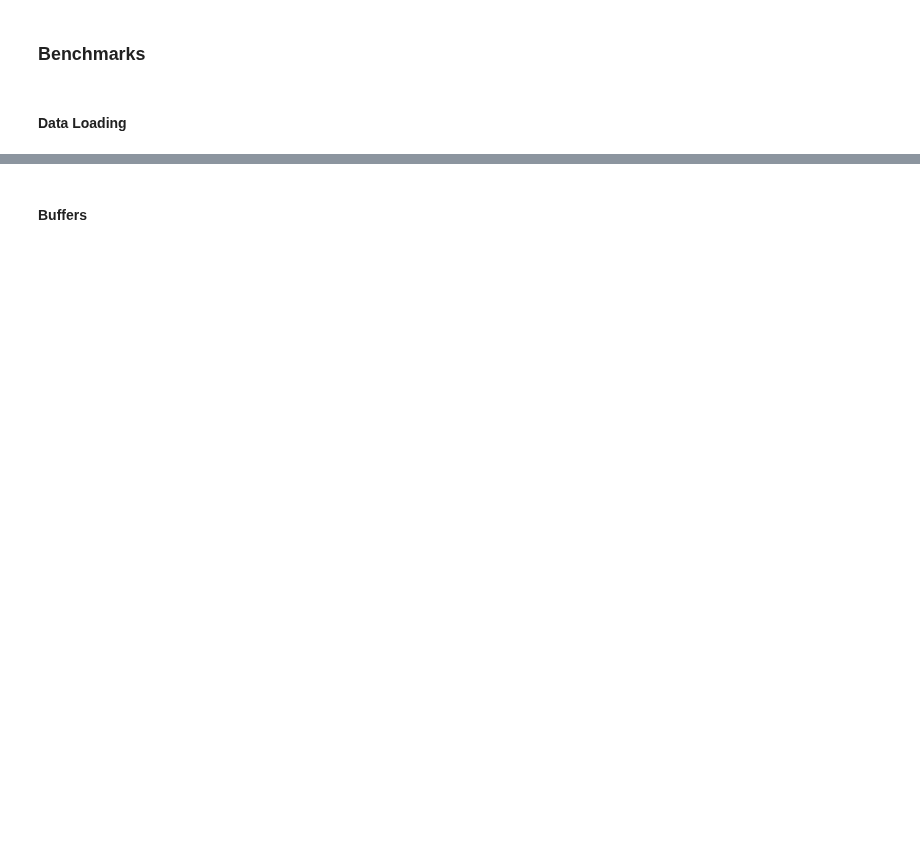
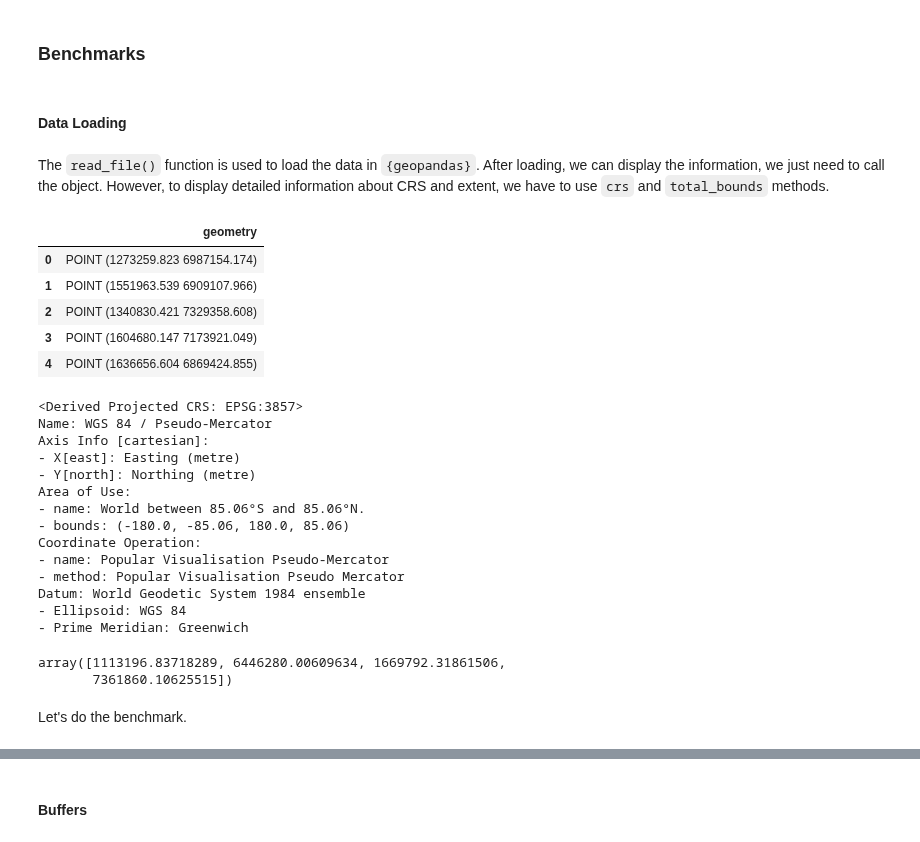
Before and after one commit to kadyb/OGH2022, a Jupyter notebook: Python.ipynb, the cells around one changed output, grey strips where cells are left out. Drawn from its saved outputs; the diff is of its cells as text; code cells hidden in the pictures; blank space fills up the shorter version.

```diff
--- a/Python.ipynb
+++ b/Python.ipynb
@@ -317,3 +314,37 @@ pts.to_file("data/points2.gpkg")
 ### Benchmarks
 # %% [markdown]
 #### Data Loading
+# %% [markdown]
+The `read_file()` function is used to load the data in `{geopandas}`.
+After loading, we can display the information, we just need to call the object.
+However, to display detailed information about CRS and extent, we have to use `crs` and `total_bounds` methods.
+# %%
+vector = geopandas.read_file("data/points.gpkg")
+vector[0:5]
+vector.crs
+vector.total_bounds # minx, miny, maxx, maxy
+# %% [output]
+|  | geometry |
+| 0 | POINT (1273259.823 6987154.174) |
+| 1 | POINT (1551963.539 6909107.966) |
+| 2 | POINT (1340830.421 7329358.608) |
+| 3 | POINT (1604680.147 7173921.049) |
+| 4 | POINT (1636656.604 6869424.855) |
+<Derived Projected CRS: EPSG:3857>
+Name: WGS 84 / Pseudo-Mercator
+Axis Info [cartesian]:
+- X[east]: Easting (metre)
+- Y[north]: Northing (metre)
+Area of Use:
+- name: World between 85.06°S and 85.06°N.
+- bounds: (-180.0, -85.06, 180.0, 85.06)
+Coordinate Operation:
+- name: Popular Visualisation Pseudo-Mercator
+- method: Popular Visualisation Pseudo Mercator
+Datum: World Geodetic System 1984 ensemble
+- Ellipsoid: WGS 84
+- Prime Meridian: Greenwich
+array([1113196.83718289, 6446280.00609634, 1669792.31861506,
+       7361860.10625515])
+# %% [markdown]
+Let's do the benchmark.
```
Also changed, not shown: parts of 25 cells of this notebook, 1 other file.
